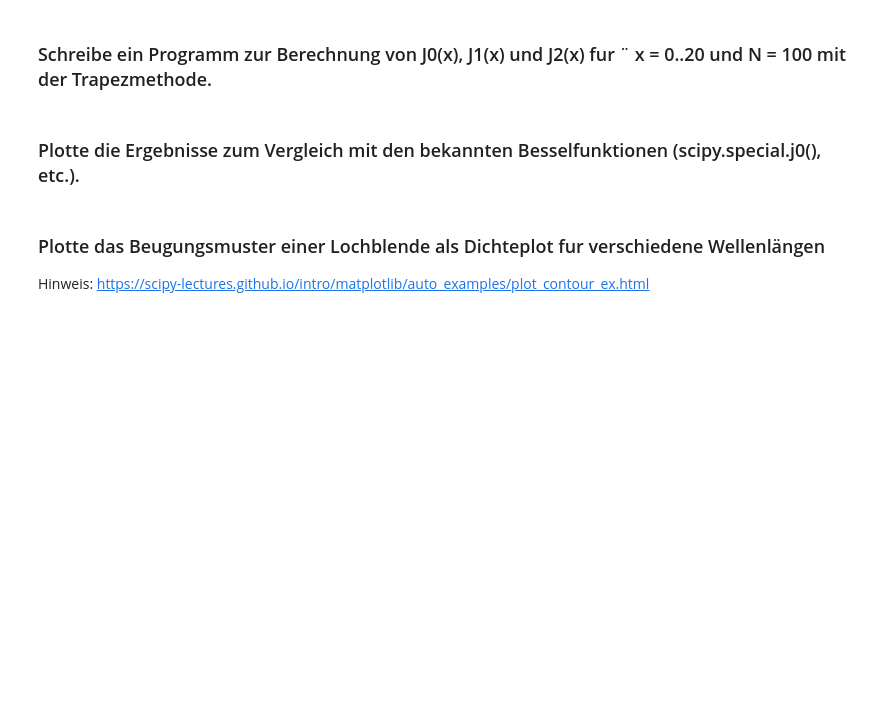
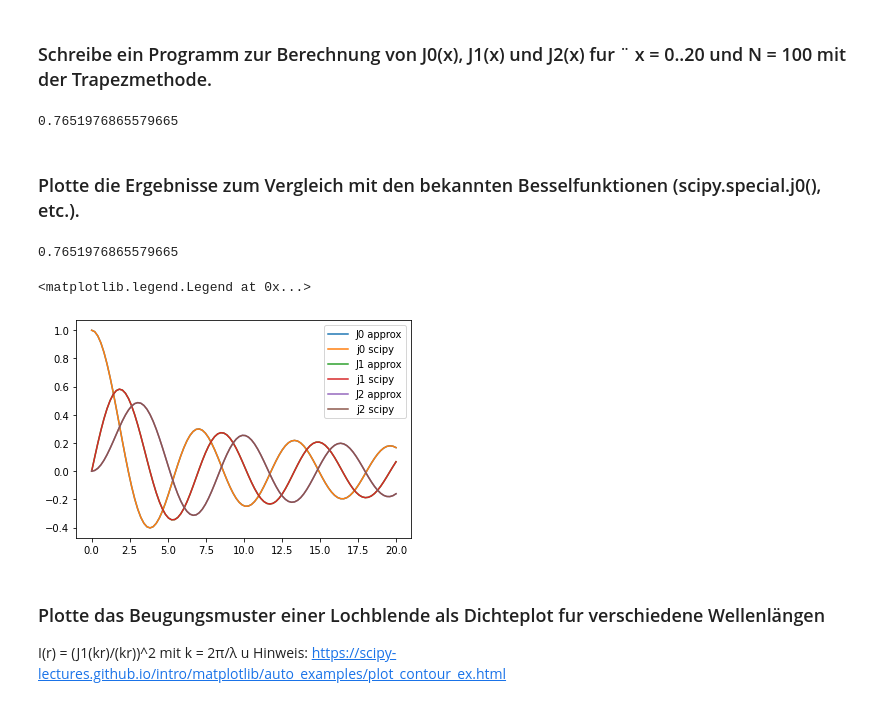
Before and after one commit to emhl/CoPhy2, a Jupyter notebook: Blatt3-numerische-integration/Blatt3-Aufg1.ipynb, the cells around one changed output. Cells and saved outputs as stored; diff of their text form; code cells hidden in the pictures; blank space fills up the shorter version.

```diff
--- a/Blatt3-numerische-integration/Blatt3-Aufg1.ipynb
+++ b/Blatt3-numerische-integration/Blatt3-Aufg1.ipynb
@@ -9,8 +10,42 @@ import matplotlib.pyplot as plt
 # %% [markdown]
 ### Schreibe ein Programm zur Berechnung von J0(x), J1(x) und J2(x) fur ¨ x = 0..20 und N = 100 mit der Trapezmethode.
+# %%
+def f(n,x,t):
+    return np.cos(n*t-x*np.sin(t))
+
+def J(n,x):
+    h = m.pi/100
+    sum = 0
+    for i in range(0,100):
+        sum += h/2*(f(n,x,i*h)+f(n,x,(i+1)*h))
+    return sum/m.pi
+# %%
+J(0,1)
+# %% [output]
+0.7651976865579665
 # %% [markdown]
 ### Plotte die Ergebnisse zum Vergleich mit den bekannten Besselfunktionen (scipy.special.j0(), etc.).
+# %%
+spec.j0(1)
+# %% [output]
+0.7651976865579665
+# %%
+x = np.linspace(0,20,100)
+plt.plot(x,J(0,x),label='J0 approx')
+plt.plot(x,spec.j0(x),label='j0 scipy')
+
+plt.plot(x,J(1,x),label='J1 approx')
+plt.plot(x,spec.j1(x),label='j1 scipy')
+
+plt.plot(x,J(2,x),label='J2 approx')
+plt.plot(x,spec.jv(2,x),label='j2 scipy')
+
+plt.legend()
+# %% [output]
+<matplotlib.legend.Legend at 0x...>
+[figure, added]
 # %% [markdown]
 ### Plotte das Beugungsmuster einer Lochblende als Dichteplot fur verschiedene Wellenlängen
+I(r) = (J1(kr)/(kr))^2 mit k = 2π/λ u
 Hinweis:
 https://scipy-lectures.github.io/intro/matplotlib/auto_examples/plot_contour_ex.html
```
Also changed, not shown: parts of 3 cells of this notebook.
